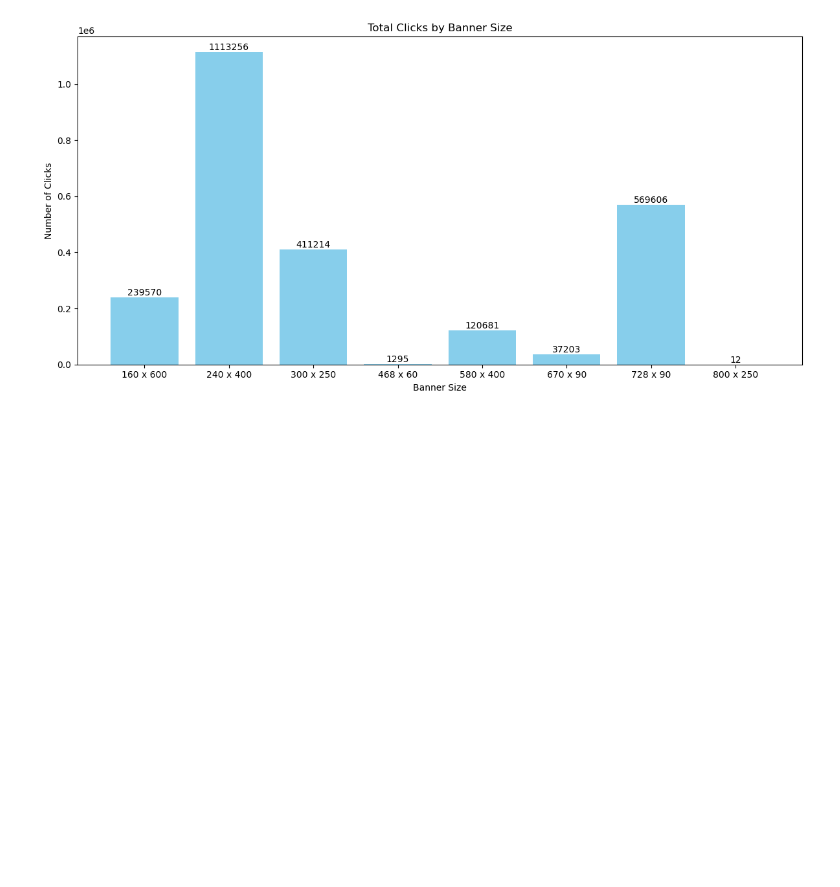
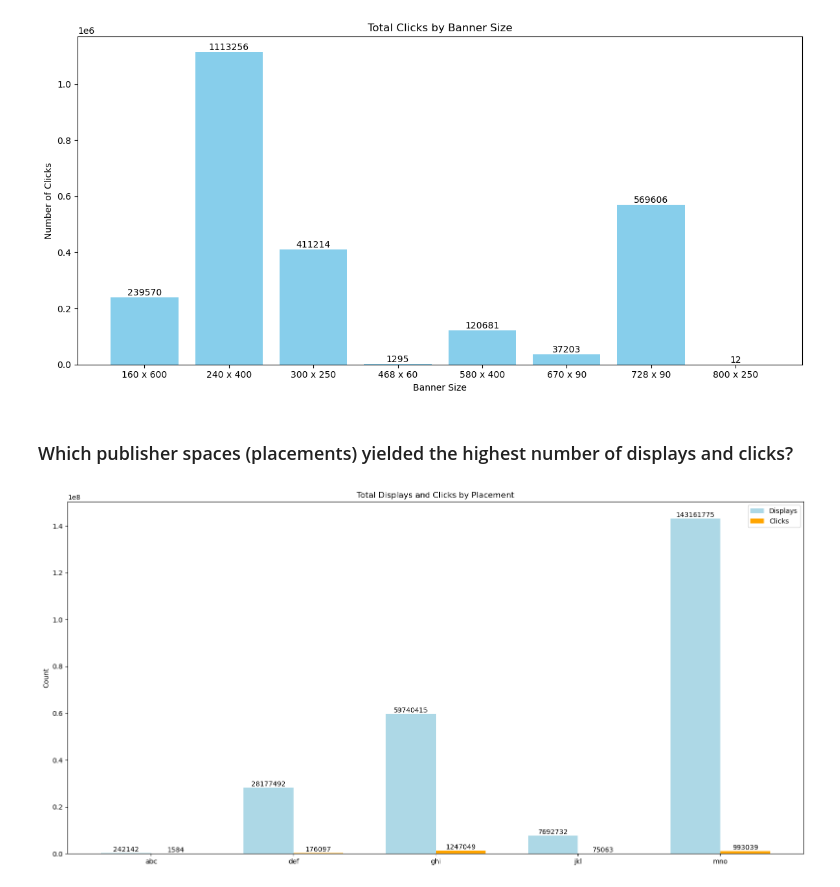
Before and after one commit to Tanush-IIITH/Projects, a Jupyter notebook: Online_Ads_DS/main.ipynb, the cells around one changed output. Cells and saved outputs as stored; diff of their text form; code cells hidden in the pictures; blank space fills up the shorter version.

Commit message:
Add Display&Click vs placement

```diff
--- a/Online_Ads_DS/main.ipynb
+++ b/Online_Ads_DS/main.ipynb
@@ -220,3 +220,48 @@ plt.tight_layout()
 plt.show()
 # %% [output]
 [figure]
+# %% [markdown]
+### Which publisher spaces (placements) yielded the highest number of displays and clicks?
+# %%
+#Creating a visualization of displays and clicks by placement
+placement_stats = df.groupby('placement_original')[['displays', 'clicks']].sum()
+
+labels = placement_stats.index.tolist()
+displays = placement_stats['displays'].values
+clicks = placement_stats['clicks'].values
+
+x = np.arange(len(labels))
+width = 0.35
+
+fig,ax = plt.subplots(figsize=(16,8))
+bars1 = ax.bar(x - width/2, displays, width, label='Displays', color='lightblue')
+bars2 = ax.bar(x + width/2, clicks, width, label='Clicks', color='orange')
+
+for bar in bars1:
+    height = bar.get_height()
+    ax.text(
+        bar.get_x() + bar.get_width()/2,
+        height,
+        f'{int(height)}',
+        ha='center', va='bottom', fontsize=10
+    )
+
+for bar in bars2:
+    height = bar.get_height()
+    ax.text(
+        bar.get_x() + bar.get_width()/2,
+        height,
+        f'{int(height)}',
+        ha='center', va='bottom', fontsize=10
+    )
+
+ax.set_xticks(x)
+ax.set_xticklabels(labels, rotation=0)
+ax.set_ylabel('Count')
+ax.set_title('Total Displays and Clicks by Placement')
+ax.legend()
+
+plt.tight_layout()
+plt.show()
+# %% [output]
+[figure, added]
```
Also changed, not shown: parts of 3 cells of this notebook.
